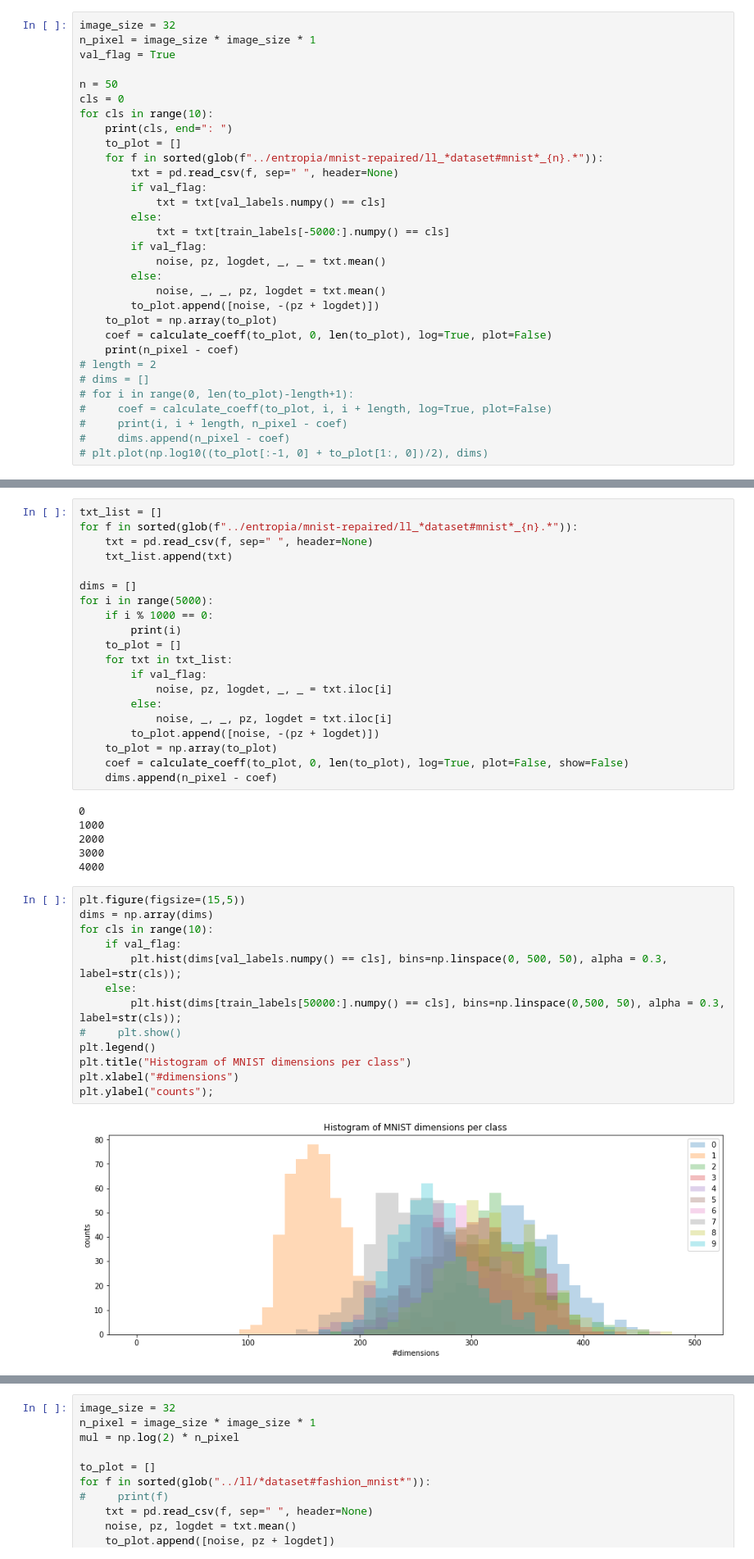
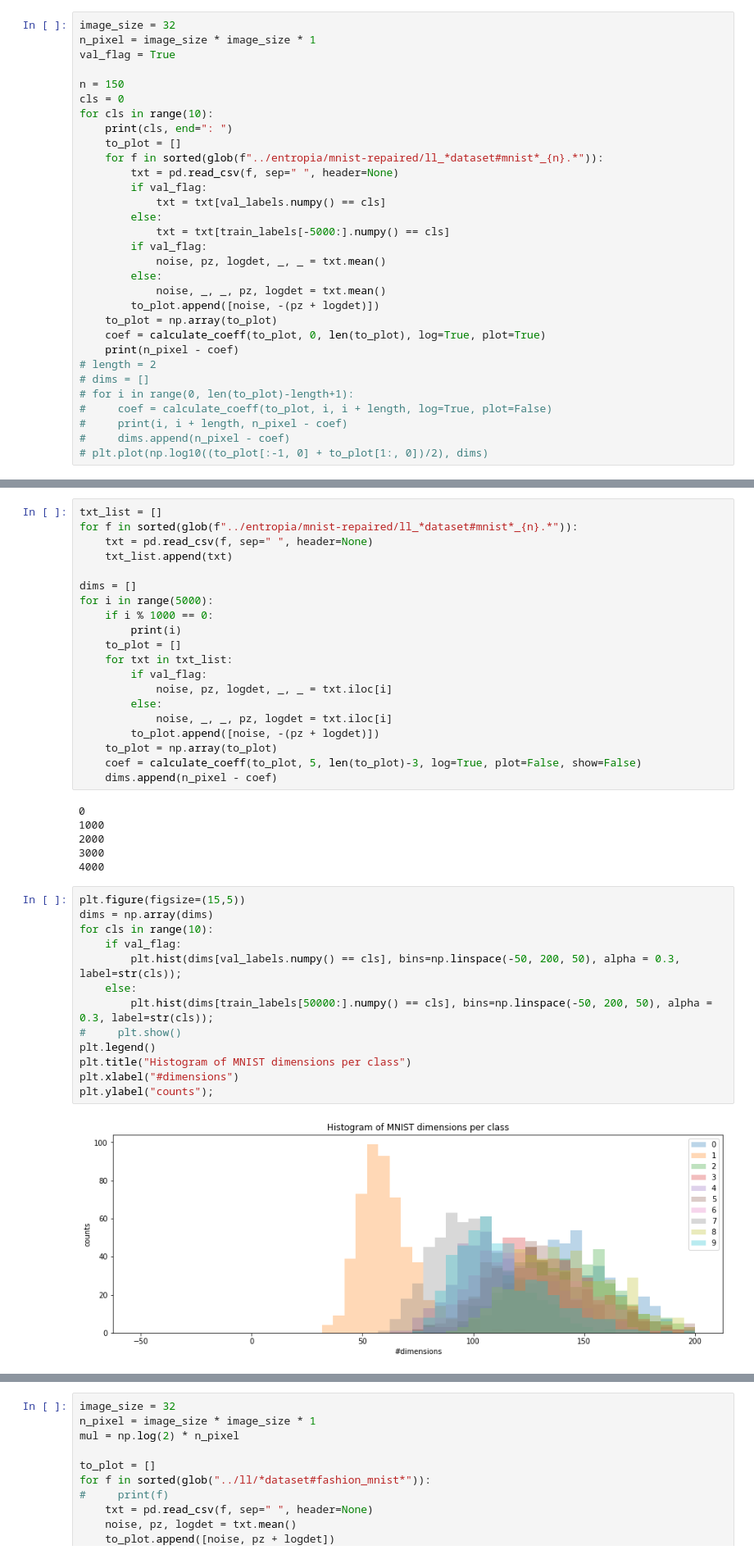
Before and after one commit to rosinality/glow-pytorch, a Jupyter notebook: notebooks/coeff.ipynb, the cells around one changed output, grey strips where cells are left out. Shown at 82% size. Saved outputs shown, nothing was run; the diff lists cells and outputs as text.

```diff
--- a/notebooks/coeff.ipynb
+++ b/notebooks/coeff.ipynb
@@ -43,7 +43,7 @@ image_size = 32
 n_pixel = image_size * image_size * 1
 val_flag = True
 
-n = 50
+n = 150
 cls = 0
 for cls in range(10):
     print(cls, end=": ")
@@ -60,7 +60,7 @@ for cls in range(10):
             noise, _, _, pz, logdet = txt.mean()
         to_plot.append([noise, -(pz + logdet)])
     to_plot = np.array(to_plot)
-    coef = calculate_coeff(to_plot, 0, len(to_plot), log=True, plot=False)
+    coef = calculate_coeff(to_plot, 0, len(to_plot), log=True, plot=True)
     print(n_pixel - coef)
 # length = 2
 # dims = []
@@ -98,7 +125,7 @@ for i in range(5000):
             noise, _, _, pz, logdet = txt.iloc[i]
         to_plot.append([noise, -(pz + logdet)])
     to_plot = np.array(to_plot)
-    coef = calculate_coeff(to_plot, 0, len(to_plot), log=True, plot=False, show=False)
+    coef = calculate_coeff(to_plot, 5, len(to_plot)-3, log=True, plot=False, show=False)
     dims.append(n_pixel - coef)
 # %% [output]
 0
@@ -109,18 +136,18 @@ for i in range(5000):
 # %%
 plt.figure(figsize=(15,5))
 dims = np.array(dims)
 for cls in range(10):
     if val_flag:
-        plt.hist(dims[val_labels.numpy() == cls], bins=np.linspace(0, 500, 50), alpha = 0.3, label=str(cls));
+        plt.hist(dims[val_labels.numpy() == cls], bins=np.linspace(-50, 200, 50), alpha = 0.3, label=str(cls));
     else:
-        plt.hist(dims[train_labels[50000:].numpy() == cls], bins=np.linspace(0,500, 50), alpha = 0.3, label=str(cls));
+        plt.hist(dims[train_labels[50000:].numpy() == cls], bins=np.linspace(-50, 200, 50), alpha = 0.3, label=str(cls));
 #     plt.show()
 plt.legend()
 plt.title("Histogram of MNIST dimensions per class")
 plt.xlabel("#dimensions")
 plt.ylabel("counts");
 # %% [output]
-[figure, old version]
+[figure, new version]
 # %%
 plt.figure(figsize=(20, 40))
 m = 50
```
Also changed, not shown: parts of 8 cells of this notebook, 6 other files.
